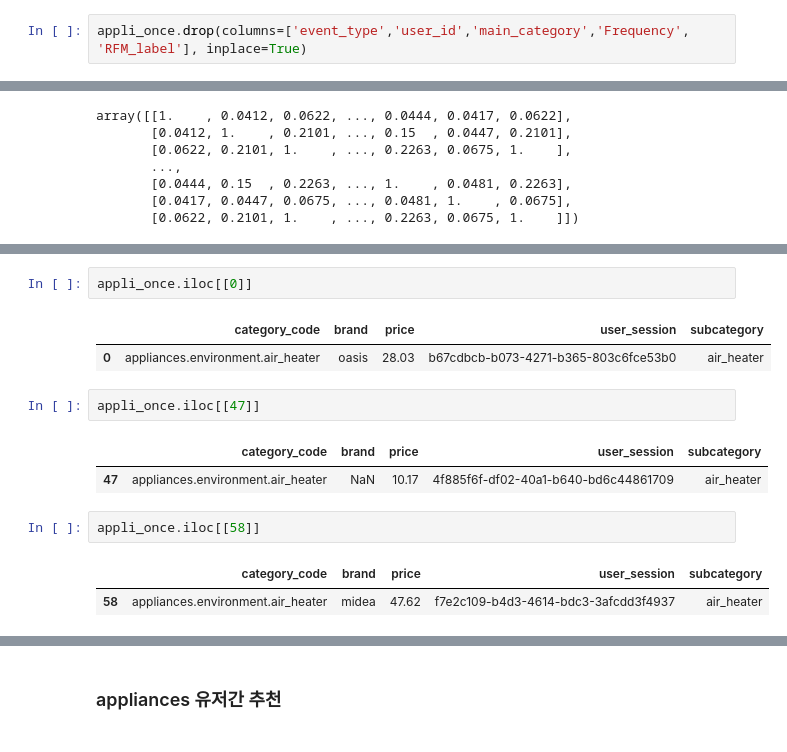
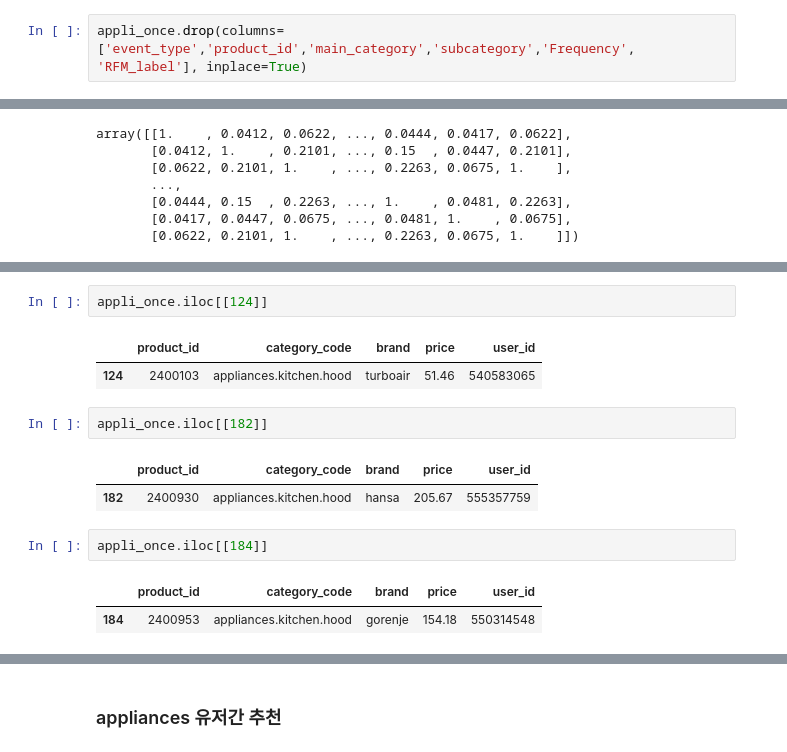
Before and after one commit to jiyoungemma/User-Log-data-analytics, a Jupyter notebook: recommend_system.ipynb, the cells around one changed output, grey strips where cells are left out. Drawn from its saved outputs; the diff is of its cells as text.

```diff
--- a/recommend_system.ipynb
+++ b/recommend_system.ipynb
@@ -353,7 +257,7 @@ com_once_user.iloc[[4214]]
 # %%
 appli_once = RFM_without_view.loc[(RFM_without_view['Frequency'] < 2) & (RFM_without_view['event_type'] == 'purchase') & (RFM_without_view['main_category'] == 'appliances')]
 # %%
-appli_once.drop(columns=['event_type','user_id','main_category','Frequency', 'RFM_label'], inplace=True)
+appli_once.drop(columns=['event_type','product_id','main_category','subcategory','Frequency', 'RFM_label'], inplace=True)
 # %% [output]
 A value is trying to be set on a copy of a slice from a DataFrame
 
@@ -431,16 +340,16 @@ appli_once.iloc[[967]]
 # %%
-appli_once.iloc[[0]]
+appli_once.iloc[[124]]
 # %% [output]
-|  | category_code | brand | price | user_session | subcategory |
-| 0 | appliances.environment.air_heater | oasis | 28.03 | b67cdbcb-b073-4271-b365-803c6fce53b0 | air_heater |
+|  | product_id | category_code | brand | price | user_id |
+| 124 | 2400103 | appliances.kitchen.hood | turboair | 51.46 | 540583065 |
 # %%
-appli_once.iloc[[47]]
+appli_once.iloc[[182]]
 # %% [output]
-|  | category_code | brand | price | user_session | subcategory |
-| 47 | appliances.environment.air_heater | NaN | 10.17 | 4f885f6f-df02-40a1-b640-bd6c44861709 | air_heater |
+|  | product_id | category_code | brand | price | user_id |
+| 182 | 2400930 | appliances.kitchen.hood | hansa | 205.67 | 555357759 |
 # %%
-appli_once.iloc[[58]]
+appli_once.iloc[[184]]
 # %% [output]
-|  | category_code | brand | price | user_session | subcategory |
-| 58 | appliances.environment.air_heater | midea | 47.62 | f7e2c109-b4d3-4614-bdc3-3afcdd3f4937 | air_heater |
+|  | product_id | category_code | brand | price | user_id |
+| 184 | 2400953 | appliances.kitchen.hood | gorenje | 154.18 | 550314548 |
 # %%
```
Also changed, not shown: parts of 87 cells of this notebook.
